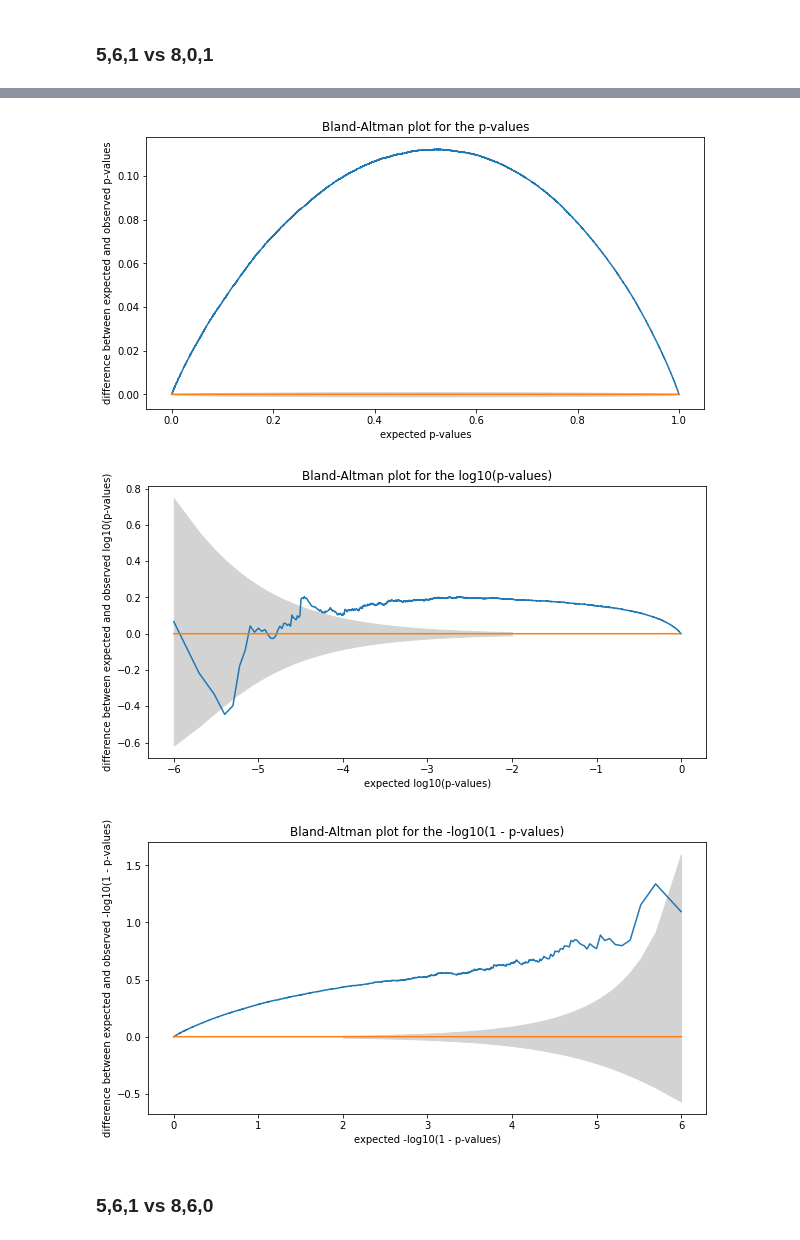
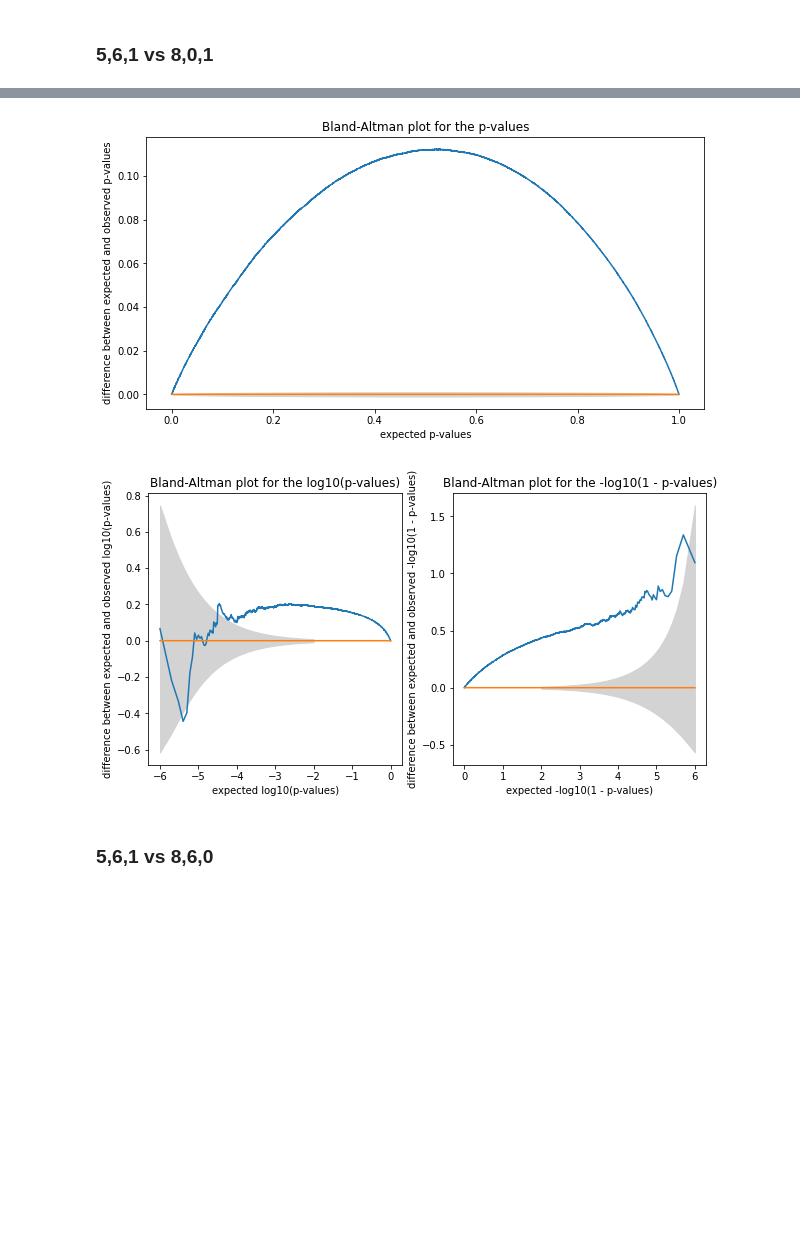
Before and after one commit to xroll174/Correct-Variability-Pipelines, a Jupyter notebook: results/Results.ipynb, the cells around one changed output, grey strips where cells are left out. Cells and saved outputs as stored; diff of their text form; code cells hidden in the pictures; blank space fills up the shorter version.

```diff
--- a/results/Results.ipynb
+++ b/results/Results.ipynb
@@ -490,13 +526,11 @@ Bland_Altman_log2(Vect_vox_561_800_sample)
 # %%
 qqplot_pval(Vect_vox_561_801_sample,100)
 Bland_Altman(Vect_vox_561_801_sample)
-Bland_Altman_log1(Vect_vox_561_801_sample)
-Bland_Altman_log2(Vect_vox_561_801_sample)
+Bland_Altman_log(Vect_vox_561_801_sample)
 # %% [output]
 [figure]
 [figure]
-[figure, old version]
+[figure, new version]
-[figure, removed]
 # %% [markdown]
 ### 5,6,1 vs 8,6,0
 # %%
```
Also changed, not shown: parts of 13 cells of this notebook.
